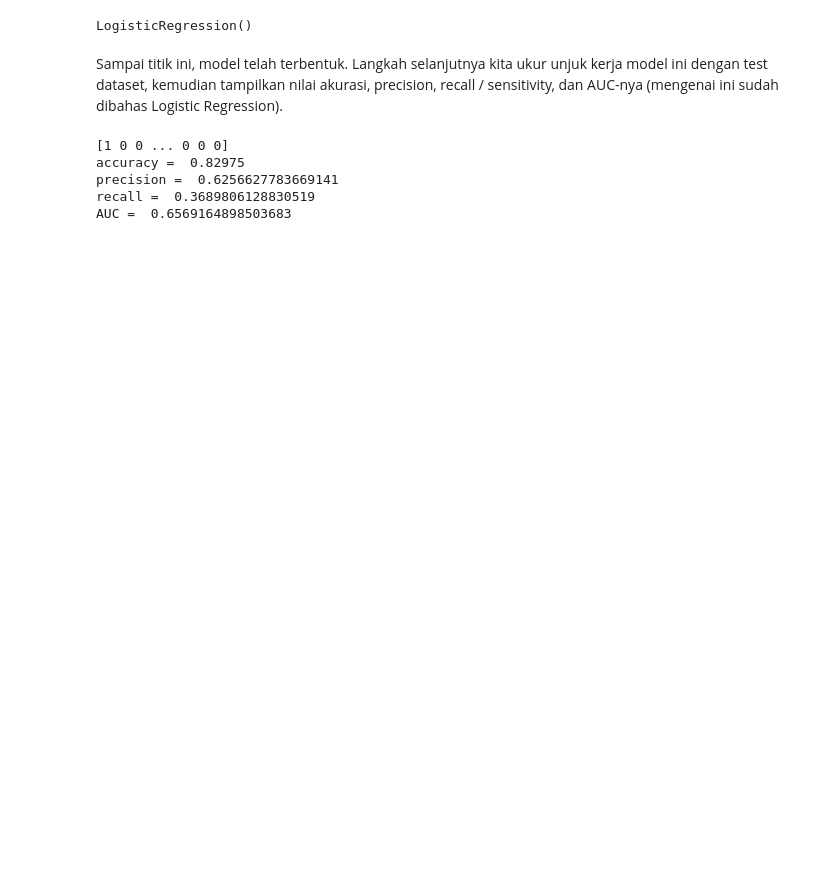
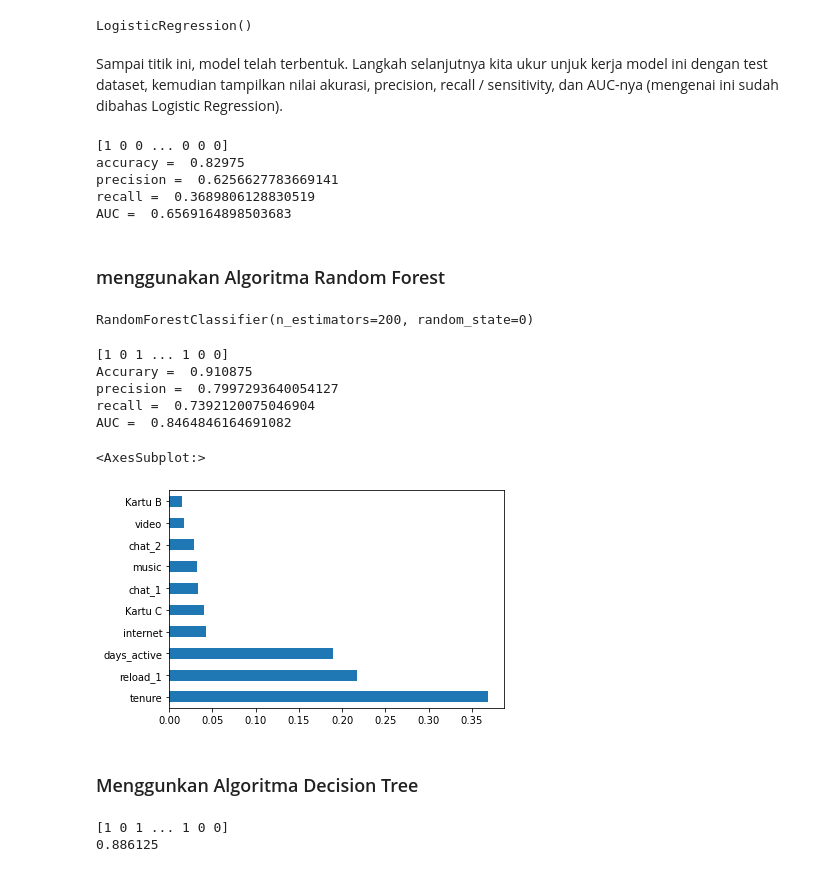
Before and after one commit to yudhaputraa/Machine_Learning, a Jupyter notebook: churn_prediction/index.ipynb, the cells around one changed output. Saved outputs shown, nothing was run; the diff lists cells and outputs as text; code cells hidden in the pictures; blank space fills up the shorter version.

Commit message:
mencoba melatih model dgn beberapa algoritma

```diff
--- a/churn_prediction/index.ipynb
+++ b/churn_prediction/index.ipynb
@@ -166,7 +169,7 @@ X_train, X_test, y_train, y_test = ms.train_test_split(X, y, test_size= 0.8, ran
 # %% [markdown]
 Satu hal terakhir yang perlu dilakukan adalah normalisasi data atau disebut juga feature scaling, yaitu "memadatkan" semua feature agar seragam jangkauan nilai minimum dan maksimumnya. Ini penting agar proses pembuatan model bisa lebih lancar seperti yang sudah kita bahas di Bab 1 dan Bab 8.
 # %%
-scl = pp.StandardScaler(copy = True, with_mean = True, with_std = True)
+scl = ppro.StandardScaler(copy = True, with_mean = True, with_std = True)
 scl.fit(X_train)
 X_train = scl.transform(X_train)
 X_test = scl.transform(X_test)
@@ -208,3 +233,44 @@ accuracy =  0.82975
 precision =  0.6256627783669141
 recall =  0.3689806128830519
 AUC =  0.6569164898503683
+# %% [markdown]
+### menggunakan Algoritma Random Forest
+# %%
+model = ens.RandomForestClassifier(n_estimators = 200, random_state = 0)
+model.fit(X_train, y_train)
+# %% [output]
+RandomForestClassifier(n_estimators=200, random_state=0)
+# %%
+y_prediksi = model.predict(X_test)
+print(y_prediksi)
+score = met.accuracy_score(y_test, y_prediksi)
+print("Accurary = ", score)
+precision = met.precision_score(y_test,y_prediksi)
+print("precision = ", precision)
+recall = met.recall_score(y_test, y_prediksi)
+print("recall = ", recall)
+auc = met.roc_auc_score(y_test, y_prediksi)
+print("AUC = ", auc)
+# %% [output]
+[1 0 1 ... 1 0 0]
+Accurary =  0.910875
+precision =  0.7997293640054127
+recall =  0.7392120075046904
+AUC =  0.8464846164691082
+# %%
+feature_penting = pd.Series(model.feature_importances_, index = X.columns)
+feature_penting.nlargest(10).plot(kind = 'barh')
+# %% [output]
+<AxesSubplot:>
+[figure, added]
+# %% [markdown]
+### Menggunkan Algoritma Decision Tree
+# %%
+model = tree.DecisionTreeClassifier(criterion='gini')
+model.fit(X_train, y_train)
+y_prediksi = model.predict(X_test)
+print(y_prediksi)
+print(met.accuracy_score(y_test, y_prediksi))
+# %% [output]
+[1 0 1 ... 1 0 0]
+0.886125
```
Also changed, not shown: parts of 4 cells of this notebook, 1 other file.
